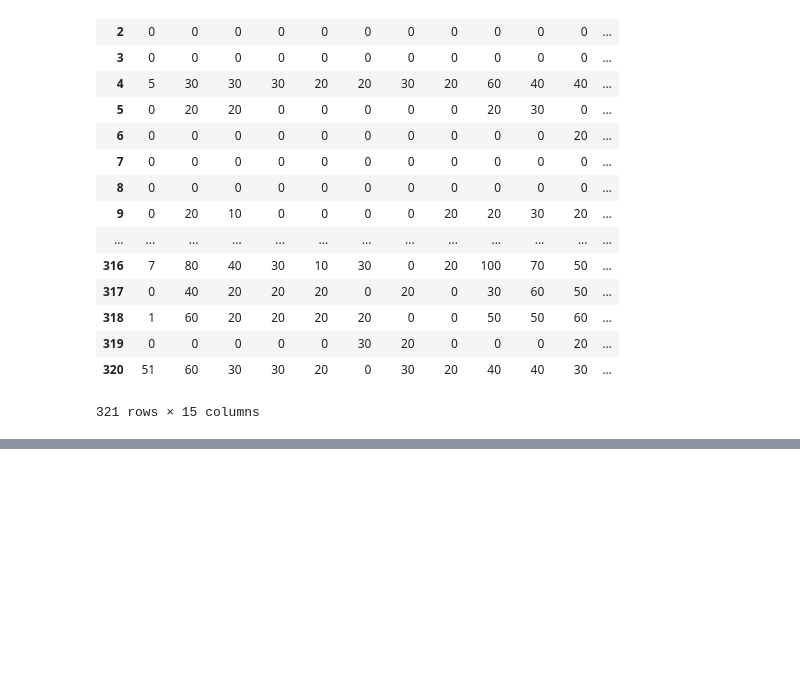
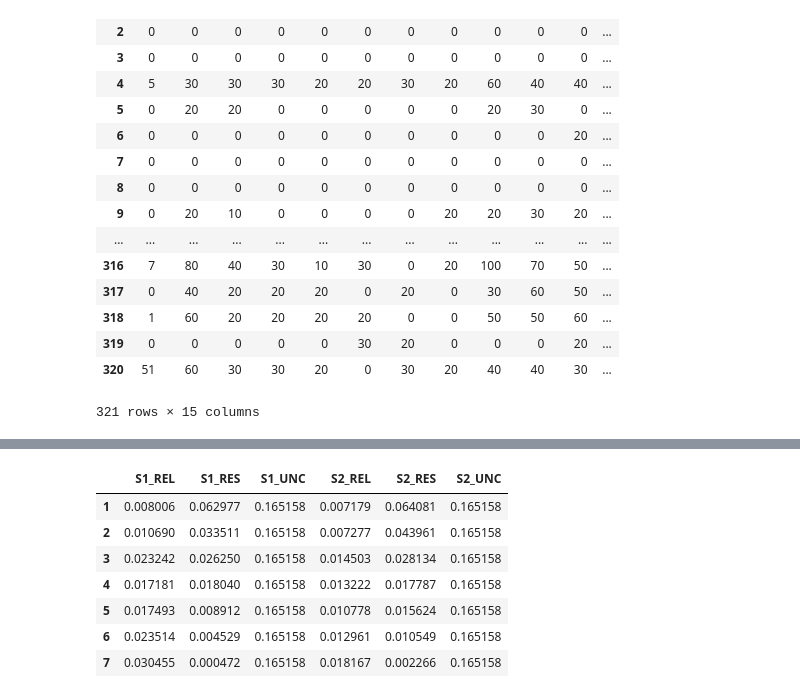
Before and after one commit to djgagne/ncstate_fall_2017, a Jupyter notebook: ProbabilityVerification.ipynb, the cells around one changed output, grey strips where cells are left out. Cells and saved outputs as stored; diff of their text form; code cells hidden in the pictures; blank space fills up the shorter version.

```diff
--- a/ProbabilityVerification.ipynb
+++ b/ProbabilityVerification.ipynb
@@ -131,0 +166,11 @@ for s in sources:
+# %%
+daily_brier_score_comps
+# %% [output]
+|  | S1_REL | S1_RES | S1_UNC | S2_REL | S2_RES | S2_UNC |
+| 1 | 0.008006 | 0.062977 | 0.165158 | 0.007179 | 0.064081 | 0.165158 |
+| 2 | 0.010690 | 0.033511 | 0.165158 | 0.007277 | 0.043961 | 0.165158 |
+| 3 | 0.023242 | 0.026250 | 0.165158 | 0.014503 | 0.028134 | 0.165158 |
+| 4 | 0.017181 | 0.018040 | 0.165158 | 0.013222 | 0.017787 | 0.165158 |
+| 5 | 0.017493 | 0.008912 | 0.165158 | 0.010778 | 0.015624 | 0.165158 |
+| 6 | 0.023514 | 0.004529 | 0.165158 | 0.012961 | 0.010549 | 0.165158 |
+| 7 | 0.030455 | 0.000472 | 0.165158 | 0.018167 | 0.002266 | 0.165158 |
```
Also changed, not shown: parts of 15 cells of this notebook.
